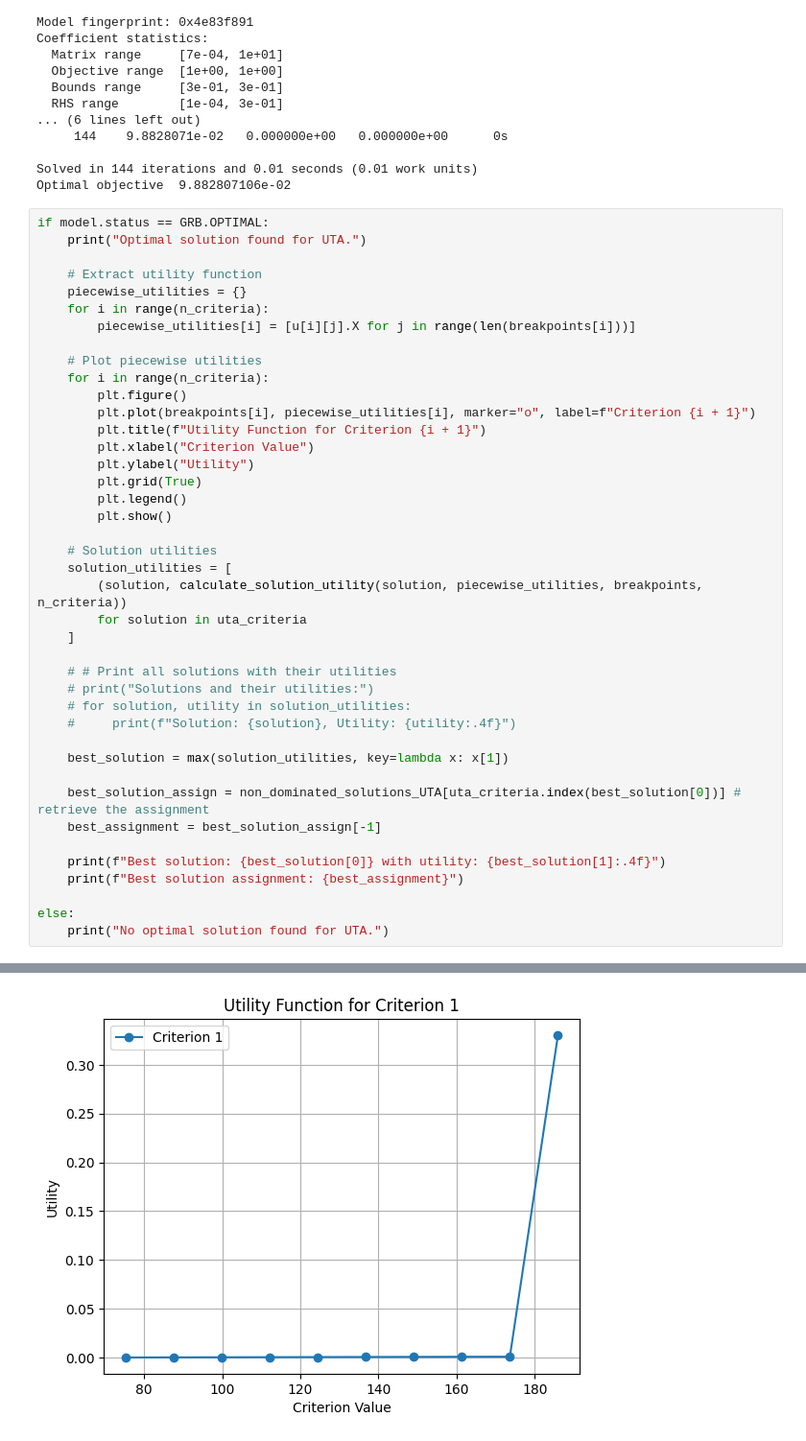
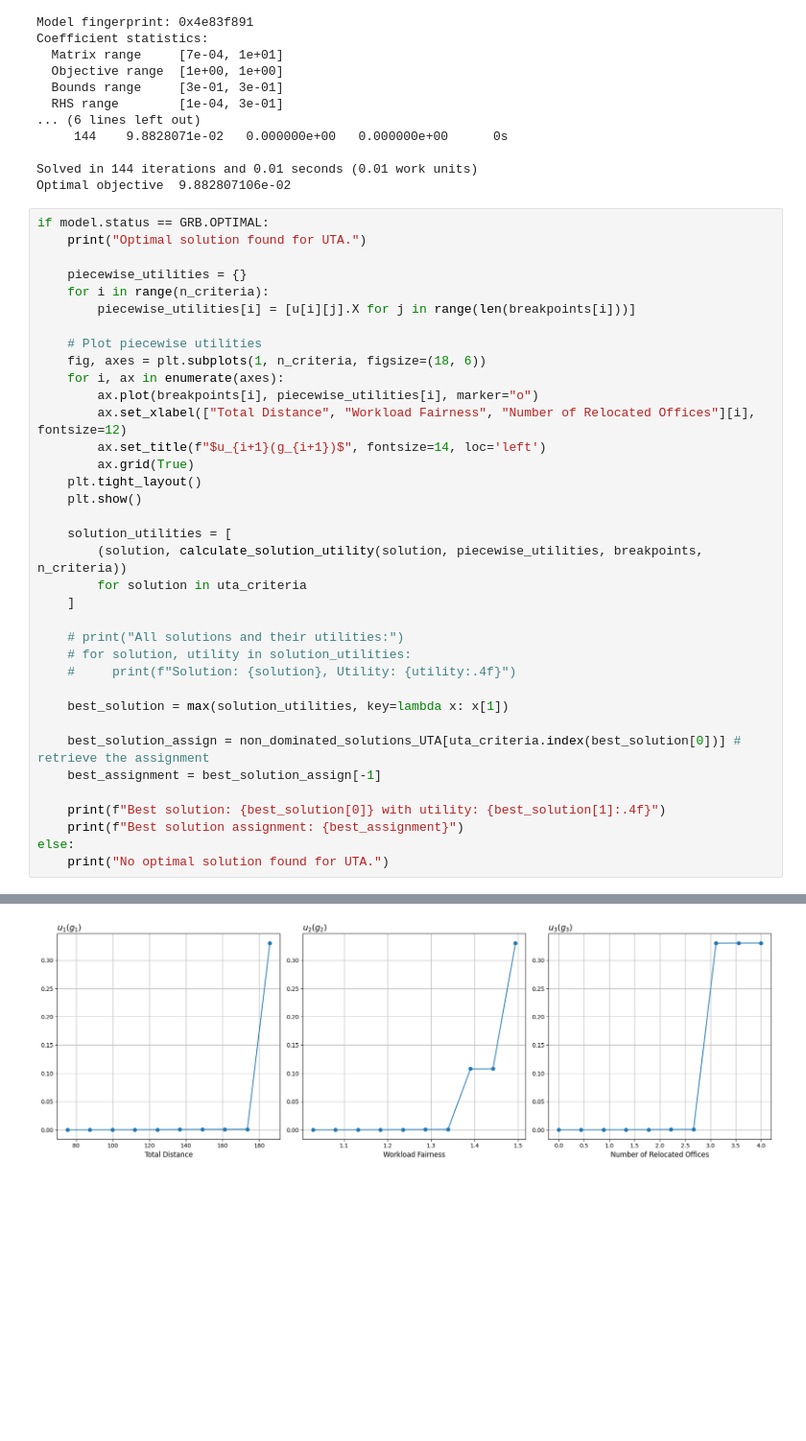
Before and after one commit to AncientPatata/sdp_project, a Jupyter notebook: SDP_project.ipynb, the cells around one changed output, grey strips where cells are left out. Shown at 96% size. Cells and saved outputs as stored; diff of their text form; blank space fills up the shorter version.

Commit message:
updated UTA piecewise functions

```diff
--- a/SDP_project.ipynb
+++ b/SDP_project.ipynb
@@ -744,44 +744,39 @@ Optimal objective  9.882807106e-02
 # %%
 if model.status == GRB.OPTIMAL:
     print("Optimal solution found for UTA.")
 
-    # Extract utility function
     piecewise_utilities = {}
     for i in range(n_criteria):
         piecewise_utilities[i] = [u[i][j].X for j in range(len(breakpoints[i]))]
 
     # Plot piecewise utilities
-    for i in range(n_criteria):
-        plt.figure()
-        plt.plot(breakpoints[i], piecewise_utilities[i], marker="o", label=f"Criterion {i + 1}")
-        plt.title(f"Utility Function for Criterion {i + 1}")
-        plt.xlabel("Criterion Value")
-        plt.ylabel("Utility")
-        plt.grid(True)
-        plt.legend()
-        plt.show()
+    fig, axes = plt.subplots(1, n_criteria, figsize=(18, 6))
+    for i, ax in enumerate(axes):
+        ax.plot(breakpoints[i], piecewise_utilities[i], marker="o")
+        ax.set_xlabel(["Total Distance", "Workload Fairness", "Number of Relocated Offices"][i], fontsize=12)
+        ax.set_title(f"$u_{i+1}(g_{i+1})$", fontsize=14, loc='left')
+        ax.grid(True)
+    plt.tight_layout()
+    plt.show()
 
-    # Solution utilities
     solution_utilities = [
         (solution, calculate_solution_utility(solution, piecewise_utilities, breakpoints, n_criteria))
         for solution in uta_criteria
     ]
 
-    # # Print all solutions with their utilities
-    # print("Solutions and their utilities:")
+    # print("All solutions and their utilities:")
     # for solution, utility in solution_utilities:
     #     print(f"Solution: {solution}, Utility: {utility:.4f}")
 
     best_solution = max(solution_utilities, key=lambda x: x[1])
 
     best_solution_assign = non_dominated_solutions_UTA[uta_criteria.index(best_solution[0])] # retrieve the assignment
     best_assignment = best_solution_assign[-1]
 
     print(f"Best solution: {best_solution[0]} with utility: {best_solution[1]:.4f}")
     print(f"Best solution assignment: {best_assignment}")
-
 else:
     print("No optimal solution found for UTA.")
 # %% [output]
 Optimal solution found for UTA.
-[figure, old version]
+[figure, new version]
```
Also changed, not shown: parts of 2 cells of this notebook.
